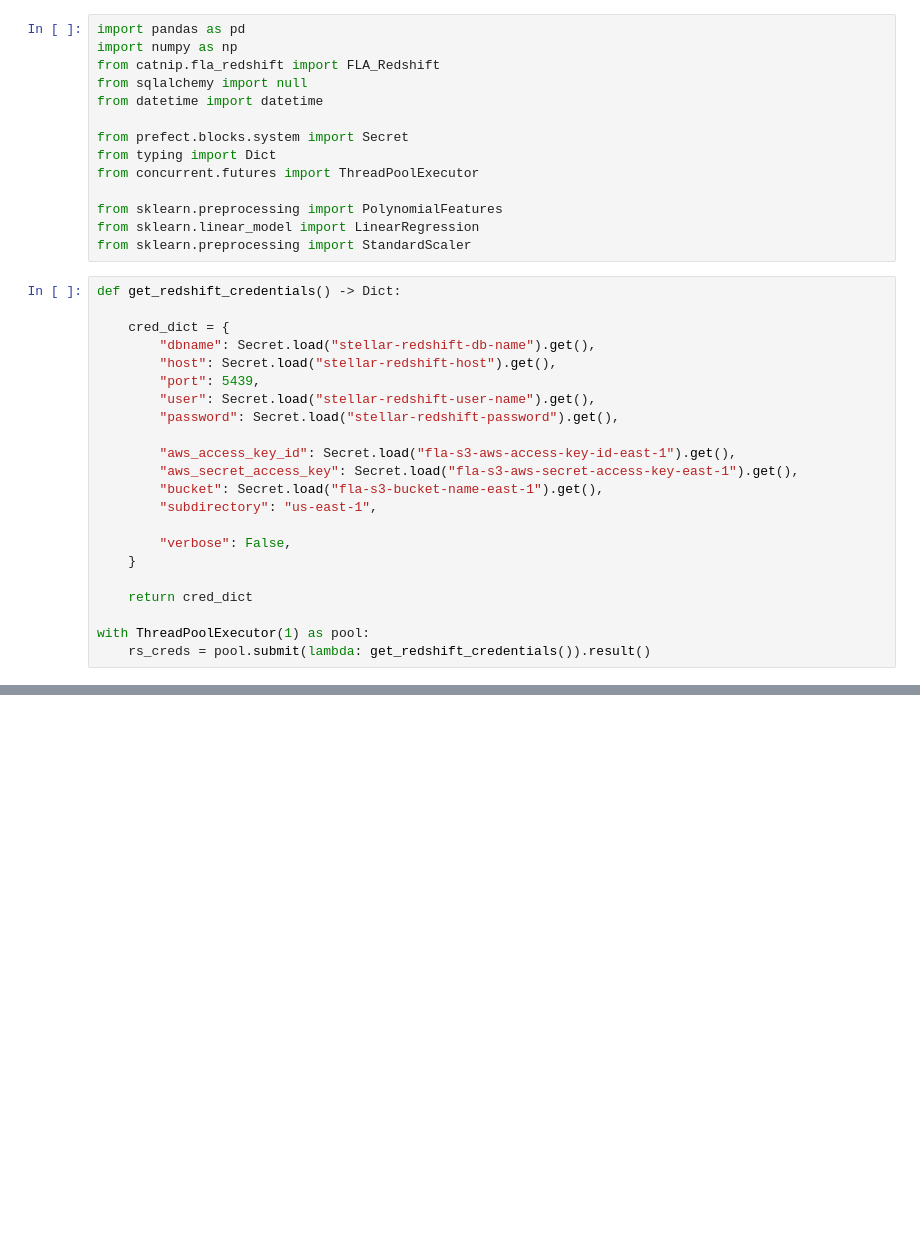
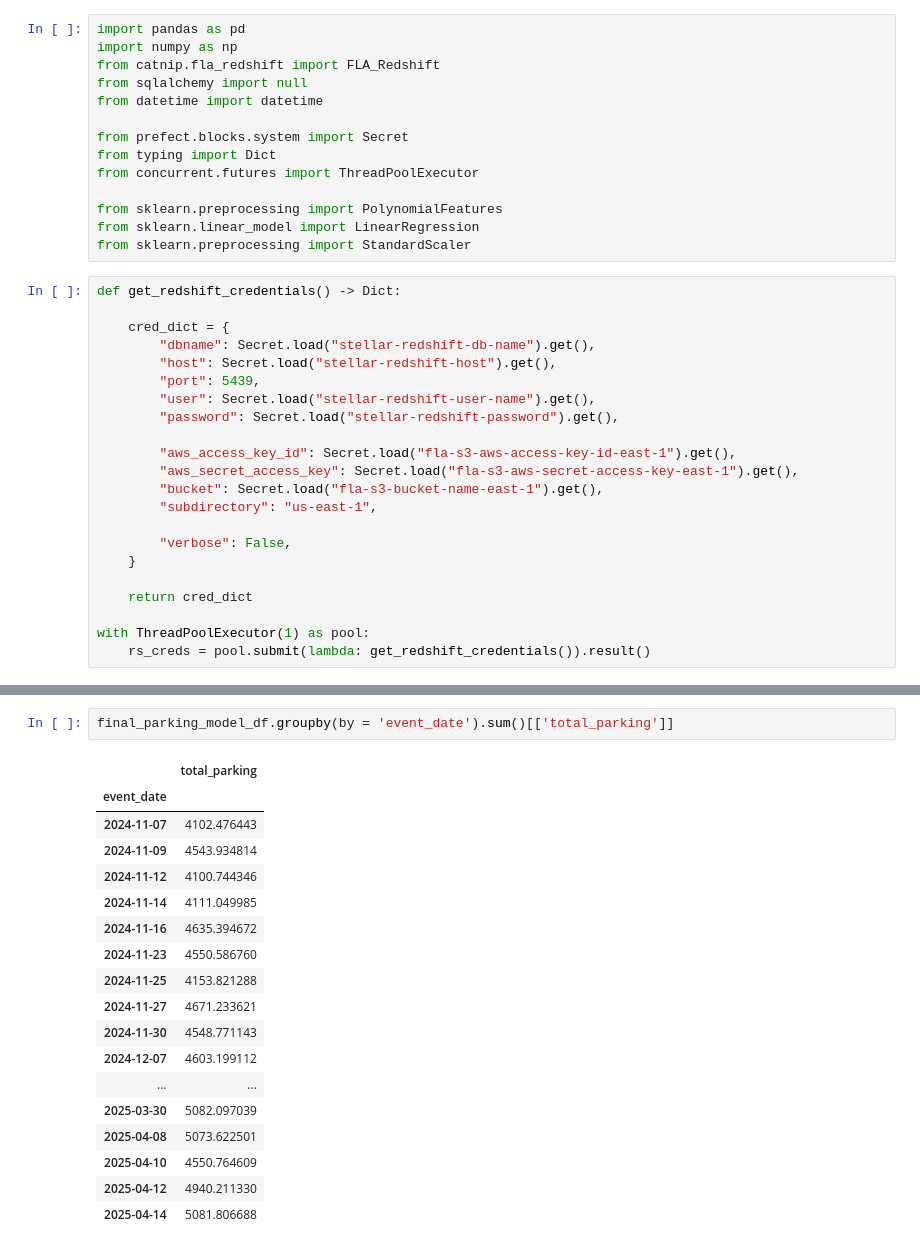
Before and after one commit to riffere-fla/pandas_party, a Jupyter notebook: parking_model_2425.ipynb, the cells around one changed output, grey strips where cells are left out. Drawn from its saved outputs; the diff is of its cells as text; blank space fills up the shorter version.

```diff
--- a/parking_model_2425.ipynb
+++ b/parking_model_2425.ipynb
@@ -461,0 +511,21 @@ final_df_onsite
+# %%
+final_parking_model_df.groupby(by = 'event_date').sum()[['total_parking']]
+# %% [output]
+|  | total_parking |
+| event_date |  |
+| 2024-11-07 | 4102.476443 |
+| 2024-11-09 | 4543.934814 |
+| 2024-11-12 | 4100.744346 |
+| 2024-11-14 | 4111.049985 |
+| 2024-11-16 | 4635.394672 |
+| 2024-11-23 | 4550.586760 |
+| 2024-11-25 | 4153.821288 |
+| 2024-11-27 | 4671.233621 |
+| 2024-11-30 | 4548.771143 |
+| 2024-12-07 | 4603.199112 |
+| ... | ... |
+| 2025-03-30 | 5082.097039 |
+| 2025-04-08 | 5073.622501 |
+| 2025-04-10 | 4550.764609 |
+| 2025-04-12 | 4940.211330 |
+| 2025-04-14 | 5081.806688 |
```
Also changed, not shown: parts of 37 cells of this notebook.
